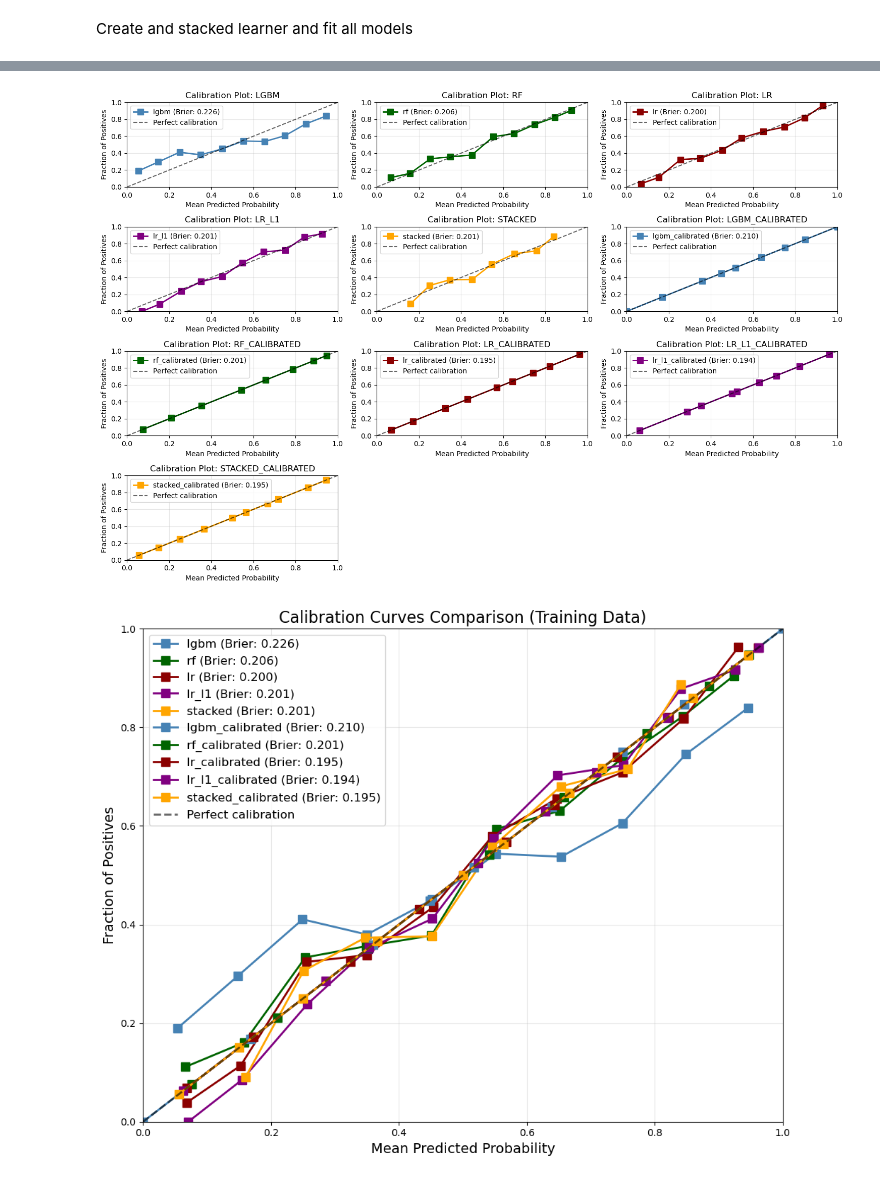
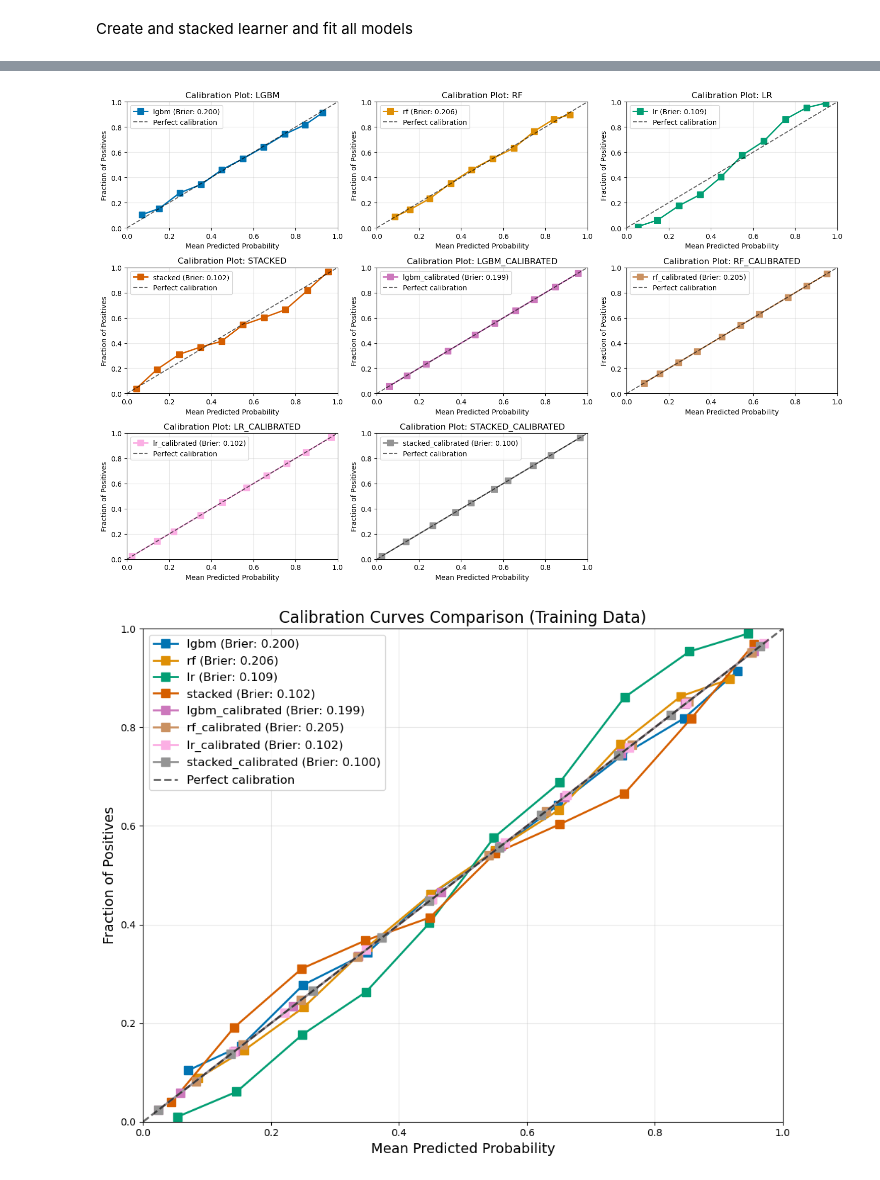
Before and after one commit to SvenKlaassen/cov-balance, a Jupyter notebook: ps_evaluation/notebooks/ps_evaluation_linear_01.ipynb, the cells around one changed output, grey strips where cells are left out. Saved outputs shown, nothing was run; the diff lists cells and outputs as text; code cells hidden in the pictures.

```diff
--- a/ps_evaluation/notebooks/ps_evaluation_linear_01.ipynb
+++ b/ps_evaluation/notebooks/ps_evaluation_linear_01.ipynb
@@ -5,8 +5,10 @@
 import numpy as np
 import pandas as pd
 import matplotlib.pyplot as plt
+from matplotlib.colors import to_hex
 import seaborn as sns
 import sys
+import plotnine as p9
 
 
 # Sklearn imports
@@ -37,13 +39,15 @@ logger.info("Notebook logger is active.")
 
 # Add the DGP and utils modules to the path
 sys.path.append('../dgps')
+from dgp_01 import dgp_01
+
 sys.path.append('../utils')
-from dgp_01 import dgp_01
 from ps_models import StackedEnsemble
+from ps_evaluation import evaluate_and_rank_models, log_evaluation_report
+from covariate_balance import MultiMethodBalanceTable
+from ps_plots import plot_propensity_distributions, plot_calibration_curves, plot_vs_true_propensity_comparison
 
-# Set style for plots
-plt.style.use('default')
-sns.set_palette('husl')
+sns.set_palette("colorblind")
 
 # Set random seed for reproducibility
 np.random.seed(42)
@@ -55,8 +59,7 @@ np.random.seed(42)
 Generate synthetic data to compare the performance of different propensity score estimation methods.
 # %%
 # Generate training dataset using the DGP
-n_train = 1000
-n_test = 1000
+n_train = 10000
 treatment_coef_std = 0.5
 outcome_coef_std = 10.0
 
@@ -71,8 +74,8 @@ dgp_dict = {
 }
 
 # Generate training data with linear treatment assignment
-train_data_linear = dgp_01(n=n_train, random_state=42, **dgp_dict)
+train_data = dgp_01(n=n_train, random_state=42, **dgp_dict)
 
-logger.info(f"Training data shape: {train_data_linear.shape}")
-logger.info(f"Training data columns: {list(train_data_linear.columns)}")
+logger.info(f"Training data shape: {train_data.shape}")
+logger.info(f"Training data columns: {list(train_data.columns)}")
 # %% [output]
@@ -201,13 +131,6 @@ base_learners = {
         random_state=42,
         max_iter=1000
     ),
-    'lr_l1': LogisticRegression(
-        C=0.1,
-        penalty='l1',
-        solver='liblinear',
-        random_state=42,
-        max_iter=1000
-    ),
 }
 # %% [markdown]
 Create and stacked learner and fit all models
@@ -223,0 +151,5 @@ ensemble_model = StackedEnsemble(
+# %%
+ps_dict = ensemble_model.predict_ps(
+    X=train_data.drop(columns=['treatment', 'true_propensity_score']),
+    y=train_data['treatment']
+)
@@ -359,11 +197,11 @@ def plot_calibration_curves(y_true, prob_dict, n_bins=10, figsize=(15, 10)):
 # %%
 # Create calibration plots for training data
 plot_calibration_curves(
-    y_true=train_data_linear['treatment'],
-    prob_dict=ps_dict_train,
+    y_true=train_data['treatment'],
+    prob_dict=ps_dict,
     n_bins=10
 )
 # %% [output]
-[figure, old version]
+[figure, new version]
-[figure, old version]
+[figure, new version]
 # %% [markdown]
```
Also changed, not shown: parts of 24 cells of this notebook, 3 other files.
